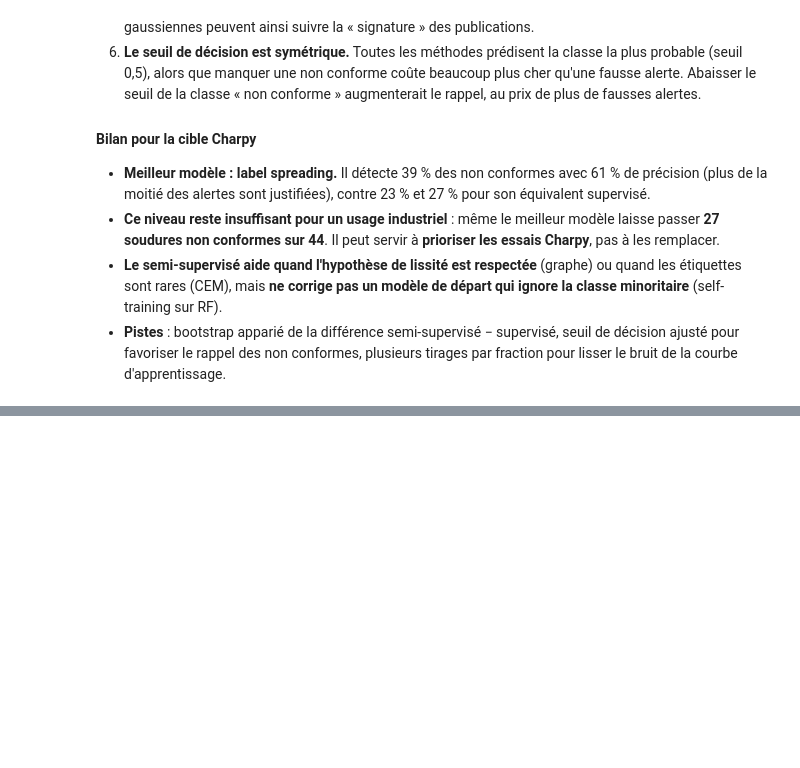
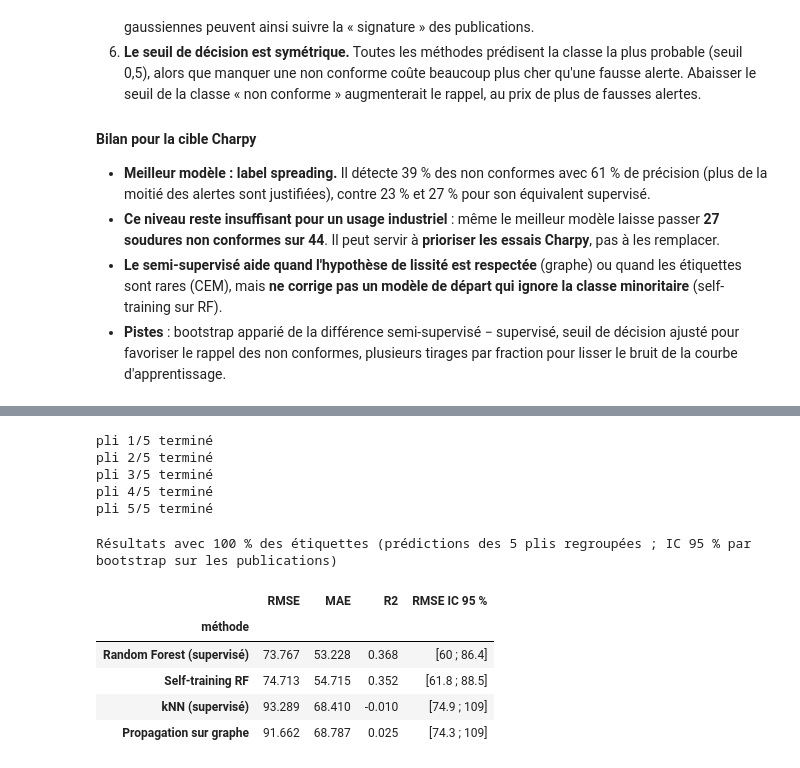
Before and after one commit to marilynehu25/Soudure-d-acier, a Jupyter notebook: 2. Analyses/4. Apprentissage semi supervisé.ipynb, the cells around one changed output, grey strips where cells are left out. Saved outputs shown, nothing was run; the diff lists cells and outputs as text; code cells hidden in the pictures; blank space fills up the shorter version.

```diff
--- a/2. Analyses/4. Apprentissage semi supervisé.ipynb
+++ b/2. Analyses/4. Apprentissage semi supervisé.ipynb
@@ -587,0 +592,30 @@ plt.tight_layout(); savefig("confusion_charpy"); plt.show()
+# %%
+# Hyperparamètres de la Random Forest retenue dans le notebook 3 (Yield strength)
+rf_reg = RandomForestRegressor(n_estimators=N_TREES, max_depth=18, min_samples_leaf=1, max_features=0.314,
+                               random_state=RANDOM_STATE, n_jobs=-1)
+
+methods_B = {
+    "Random Forest (supervisé)":  (rf_reg, False),
+    "Self-training RF":           (SelfTrainingRegressor(rf_reg, frac_per_iter=0.2, max_iter=5), True),
+    "kNN (supervisé)":            (KNeighborsRegressor(n_neighbors=10, weights="distance"), False),
+    "Propagation sur graphe":     (GraphPropagationRegressor(n_neighbors=10, lam=0.5), True),
+}
+
+pred_B = run_experiment(TARGET_B, "regression", methods_B)
+# %% [output]
+pli 1/5 terminé
+pli 2/5 terminé
+pli 3/5 terminé
+pli 4/5 terminé
+pli 5/5 terminé
+# %%
+print("Résultats avec 100 % des étiquettes (prédictions des 5 plis regroupées ; IC 95 % par bootstrap sur les publications)\n")
+summary(pred_B, regression_scores, ["RMSE", "MAE", "R2"], "RMSE")
+# %% [output]
+Résultats avec 100 % des étiquettes (prédictions des 5 plis regroupées ; IC 95 % par bootstrap sur les publications)
+|  | RMSE | MAE | R2 | RMSE IC 95 % |
+| méthode |  |  |  |  |
+| Random Forest (supervisé) | 73.767 | 53.228 | 0.368 | [60 ; 86.4] |
+| Self-training RF | 74.713 | 54.715 | 0.352 | [61.8 ; 88.5] |
+| kNN (supervisé) | 93.289 | 68.410 | -0.010 | [74.9 ; 109] |
+| Propagation sur graphe | 91.662 | 68.787 | 0.025 | [74.3 ; 109] |
```
Also changed, not shown: parts of 6 cells of this notebook, 4 other files.
